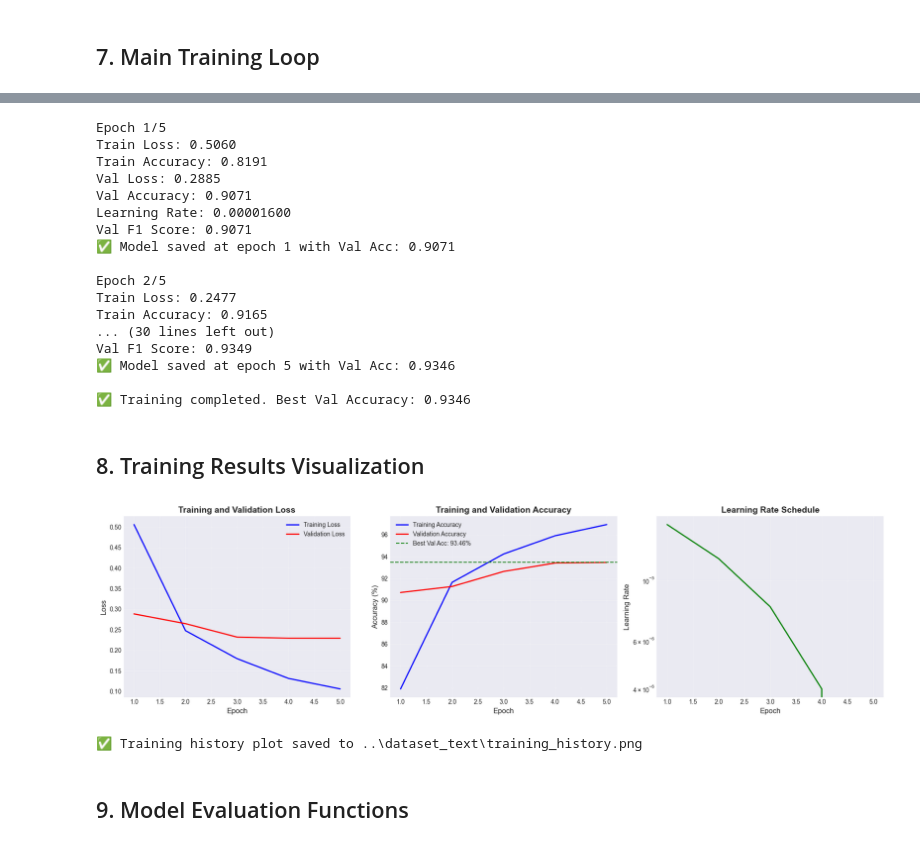
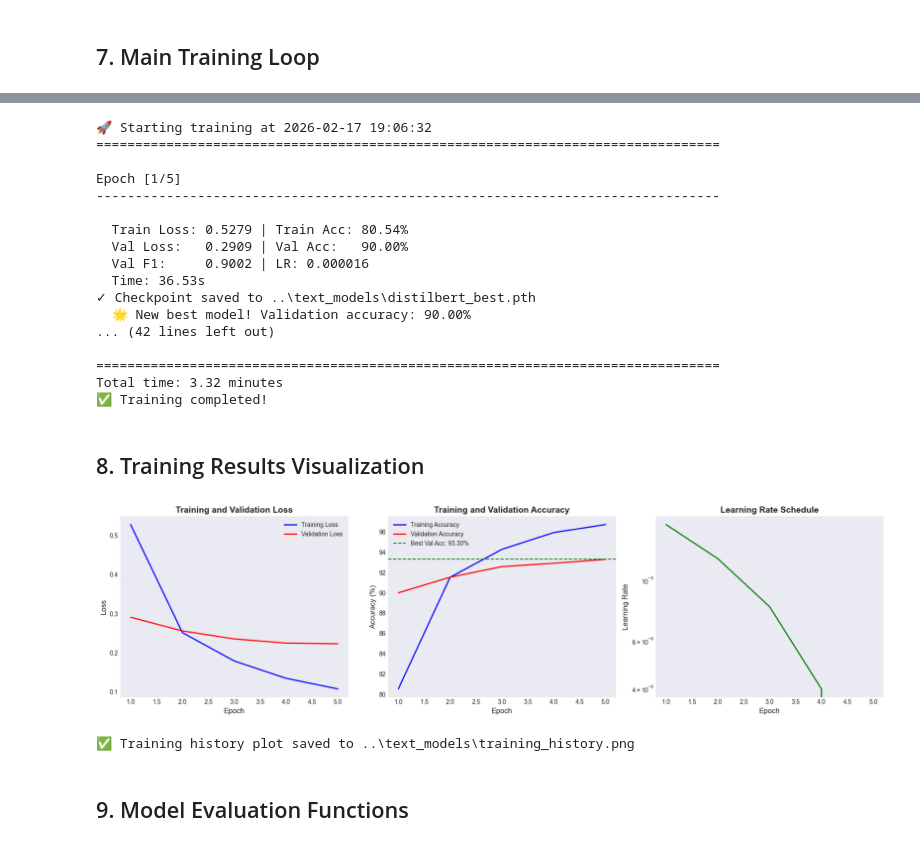
Before and after one commit to NotAlpha45/trash-classification-project, a Jupyter notebook: notebooks/distilbert_text_model.ipynb, the cells around one changed output, grey strips where cells are left out. Saved outputs shown, nothing was run; the diff lists cells and outputs as text; code cells hidden in the pictures.

```diff
--- a/notebooks/distilbert_text_model.ipynb
+++ b/notebooks/distilbert_text_model.ipynb
@@ -311,5 +312,5 @@ def eval_epoch(model, loader):
 # %% [markdown]
 ### 6.3 Checkpoint Saving Function
 # %%
-text_model_save_path = Path("../text_models") / "best_model.pth"
+CHECKPOINT_DIR = Path("../text_models")
 # %%
@@ -427,6 +457,12 @@ for epoch in range(1, EPOCHS + 1):
     print(f"  Val F1:     {val_f1:.4f} | LR: {current_lr:.6f}")
     print(f"  Time: {epoch_time:.2f}s")
 
+    # Save periodic checkpoint (every 5 epochs)
+    SAVE_EVERY = 5
+    if epoch % SAVE_EVERY == 0:
+        checkpoint_path = CHECKPOINT_DIR / f"distilbert_epoch_{epoch}.pth"
+        save_checkpoint(model, optimizer, scheduler, epoch - 1, val_acc, checkpoint_path)
+
     # Save best model
     if val_acc > best_acc:
         best_acc = val_acc
@@ -434,7 +470,8 @@ for epoch in range(1, EPOCHS + 1):
         patience_counter = 0
 
         # Save best model
-        save_checkpoint(model, optimizer, scheduler, epoch - 1, val_acc)
+        best_model_path = CHECKPOINT_DIR / "distilbert_best.pth"
+        save_checkpoint(model, optimizer, scheduler, epoch - 1, val_acc, best_model_path)
         print(f"  🌟 New best model! Validation accuracy: {best_acc*100:.2f}%")
     else:
         patience_counter += 1
@@ -446,31 +483,33 @@ for epoch in range(1, EPOCHS + 1):
             )
             break
 
-# Training complete
+
+# Training completeprint("=" * 80)
+
 total_time = time.time() - start_time
+print(f"Best validation accuracy: {best_acc*100:.2f}% (Epoch {best_epoch})")
+
 print("\n" + "=" * 80)
+print(f"Total time: {total_time / 60:.2f} minutes")
 print(f"✅ Training completed!")
-print(f"Total time: {total_time / 60:.2f} minutes")
-print(f"Best validation accuracy: {best_acc*100:.2f}% (Epoch {best_epoch})")
-print("=" * 80)
 # %% [output]
-Epoch 1/5
-Train Loss: 0.5060
-Train Accuracy: 0.8191
-Val Loss: 0.2885
-Val Accuracy: 0.9071
-Learning Rate: 0.00001600
-Val F1 Score: 0.9071
-✅ Model saved at epoch 1 with Val Acc: 0.9071
+🚀 Starting training at 2026-02-17 19:06:32
+================================================================================
 
-Epoch 2/5
-Train Loss: 0.2477
-Train Accuracy: 0.9165
-... (30 lines left out)
-Val F1 Score: 0.9349
-✅ Model saved at epoch 5 with Val Acc: 0.9346
+Epoch [1/5]
+--------------------------------------------------------------------------------
 
-✅ Training completed. Best Val Accuracy: 0.9346
+  Train Loss: 0.5279 | Train Acc: 80.54%
+  Val Loss:   0.2909 | Val Acc:   90.00%
+  Val F1:     0.9002 | LR: 0.000016
+  Time: 36.53s
+✓ Checkpoint saved to ..\text_models\distilbert_best.pth
+  🌟 New best model! Validation accuracy: 90.00%
+... (42 lines left out)
+
+================================================================================
+Total time: 3.32 minutes
+✅ Training completed!
 # %% [markdown]
 ## 8. Training Results Visualization
 # %%
@@ -493,37 +532,37 @@ train_acc_pct = [acc * 100 for acc in train_accuracies]
 val_acc_pct = [acc * 100 for acc in val_accuracies]
 
 axes[1].plot(epochs_range, train_acc_pct, "b-", label="Training Accuracy", linewidth=2)
 axes[1].plot(epochs_range, val_acc_pct, "r-", label="Validation Accuracy", linewidth=2)
 axes[1].axhline(
     y=best_acc * 100,
     color="g",
     linestyle="--",
     label=f"Best Val Acc: {best_acc*100:.2f}%",
 )
 axes[1].set_xlabel("Epoch", fontsize=12)
 axes[1].set_ylabel("Accuracy (%)", fontsize=12)
 axes[1].set_title("Training and Validation Accuracy", fontsize=14, fontweight="bold")
 axes[1].legend(fontsize=10)
 axes[1].grid(True, alpha=0.3)
 
 # Plot 3: Learning rate schedule
 axes[2].plot(epochs_range, learning_rates, "g-", linewidth=2)
 axes[2].set_xlabel("Epoch", fontsize=12)
 axes[2].set_ylabel("Learning Rate", fontsize=12)
 axes[2].set_title("Learning Rate Schedule", fontsize=14, fontweight="bold")
 axes[2].set_yscale("log")
 axes[2].grid(True, alpha=0.3)
 
 plt.tight_layout()
-plt.savefig(text_dataset_root / "training_history.png", dpi=300, bbox_inches="tight")
+plt.savefig(CHECKPOINT_DIR / "training_history.png", dpi=300, bbox_inches="tight")
 plt.show()
 
 print(
-    f"\n✅ Training history plot saved to {text_dataset_root / 'training_history.png'}"
+    f"\n✅ Training history plot saved to {CHECKPOINT_DIR / 'training_history.png'}"
 )
 # %% [output]
-[figure, old version]
+[figure, new version]
-✅ Training history plot saved to ..\dataset_text\training_history.png
+✅ Training history plot saved to ..\text_models\training_history.png
 # %% [markdown]
 ## 9. Model Evaluation Functions
 # %% [markdown]
```
Also changed, not shown: parts of 7 cells of this notebook.
